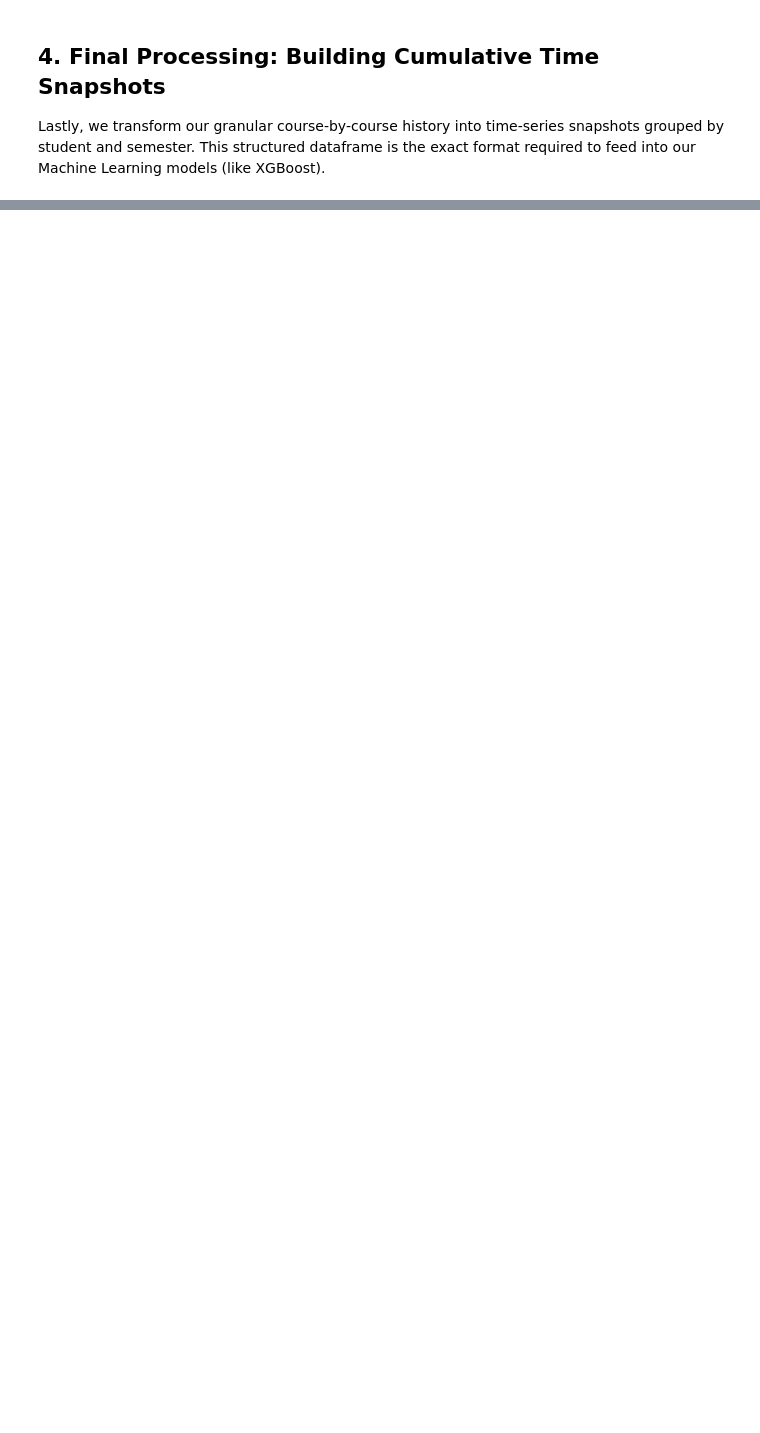
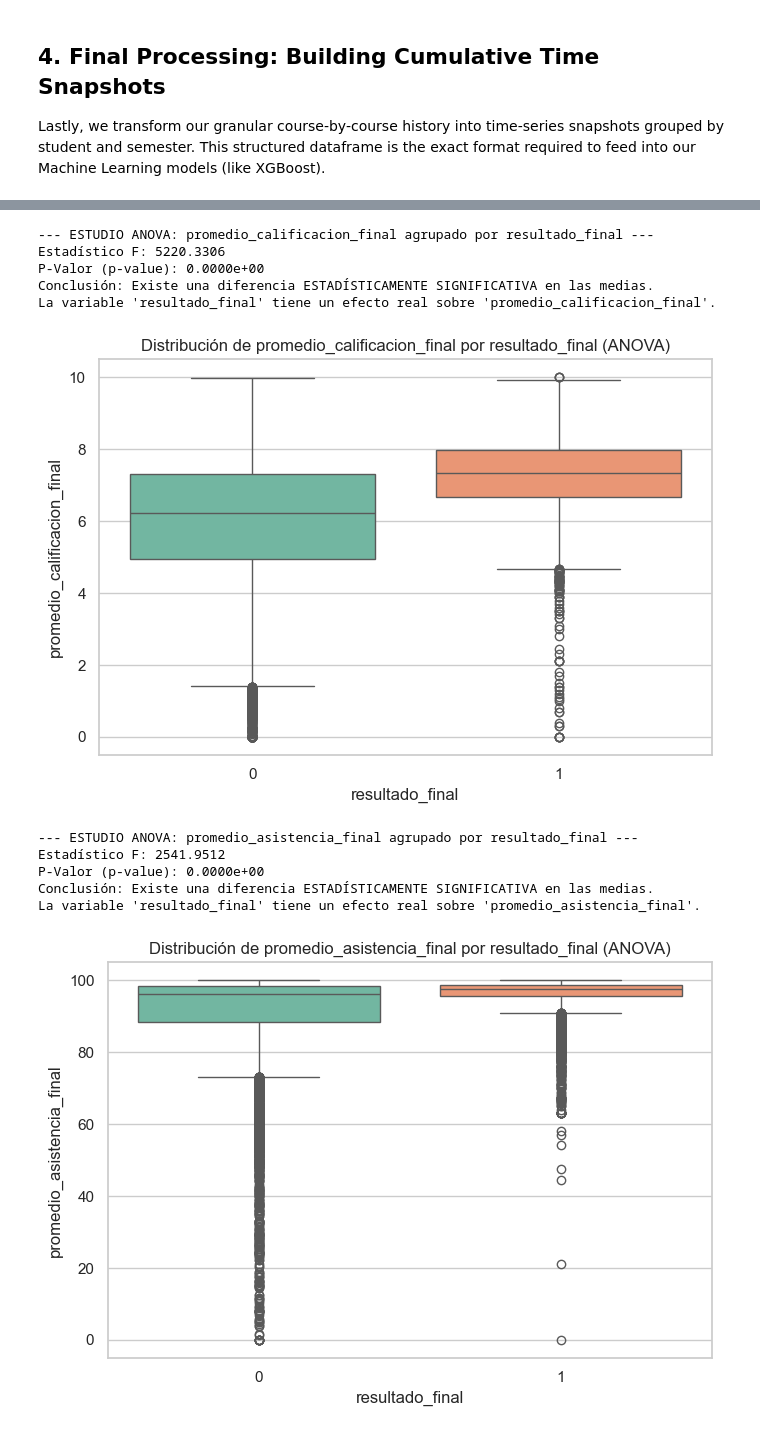
Before and after one commit to Yaki-55/academic_performance_analysis, a Jupyter notebook: notebooks/eda_exploration.ipynb, the cells around one changed output, grey strips where cells are left out. Cells and saved outputs as stored; diff of their text form; code cells hidden in the pictures; blank space fills up the shorter version.

```diff
--- a/notebooks/eda_exploration.ipynb
+++ b/notebooks/eda_exploration.ipynb
@@ -112,0 +148,27 @@ Features ready for Machine Learning optimization:
+# %%
+# 1. Estudio ANOVA: Promedio de Calificación vs Deserción
+perform_anova_study(
+    df=student_progress_snapshots,
+    continuous_var="promedio_calificacion_final",
+    categorical_var="resultado_final"
+)
+
+# 2. Estudio ANOVA: Promedio de Asistencia vs Deserción
+perform_anova_study(
+    df=student_progress_snapshots,
+    continuous_var="promedio_asistencia_final",
+    categorical_var="resultado_final"
+)
+# %% [output]
+--- ESTUDIO ANOVA: promedio_calificacion_final agrupado por resultado_final ---
+Estadístico F: 5220.3306
+P-Valor (p-value): 0.0000e+00
+Conclusión: Existe una diferencia ESTADÍSTICAMENTE SIGNIFICATIVA en las medias.
+La variable 'resultado_final' tiene un efecto real sobre 'promedio_calificacion_final'.
+[figure, added]
+--- ESTUDIO ANOVA: promedio_asistencia_final agrupado por resultado_final ---
+Estadístico F: 2541.9512
+P-Valor (p-value): 0.0000e+00
+Conclusión: Existe una diferencia ESTADÍSTICAMENTE SIGNIFICATIVA en las medias.
+La variable 'resultado_final' tiene un efecto real sobre 'promedio_asistencia_final'.
+[figure, added]
```
Also changed, not shown: parts of 9 cells of this notebook, 2 other files.
